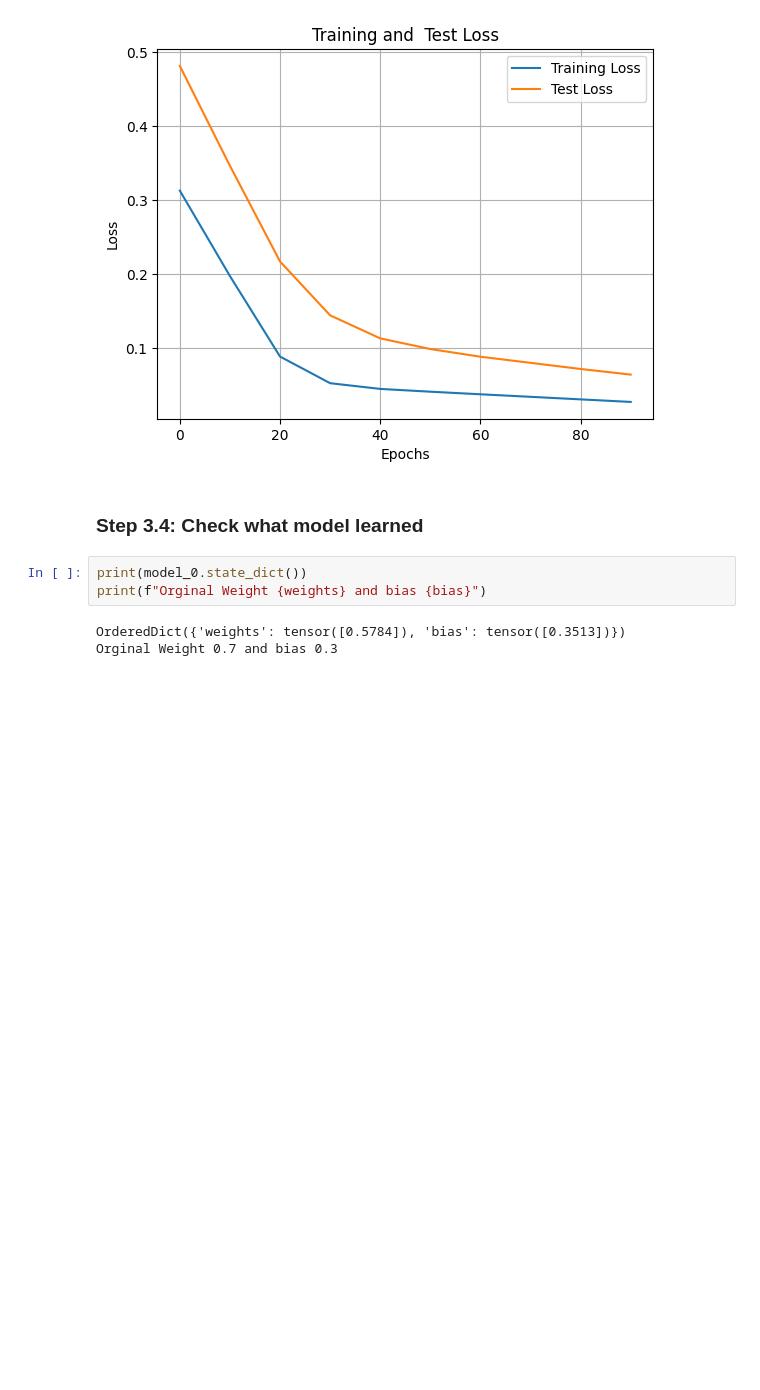
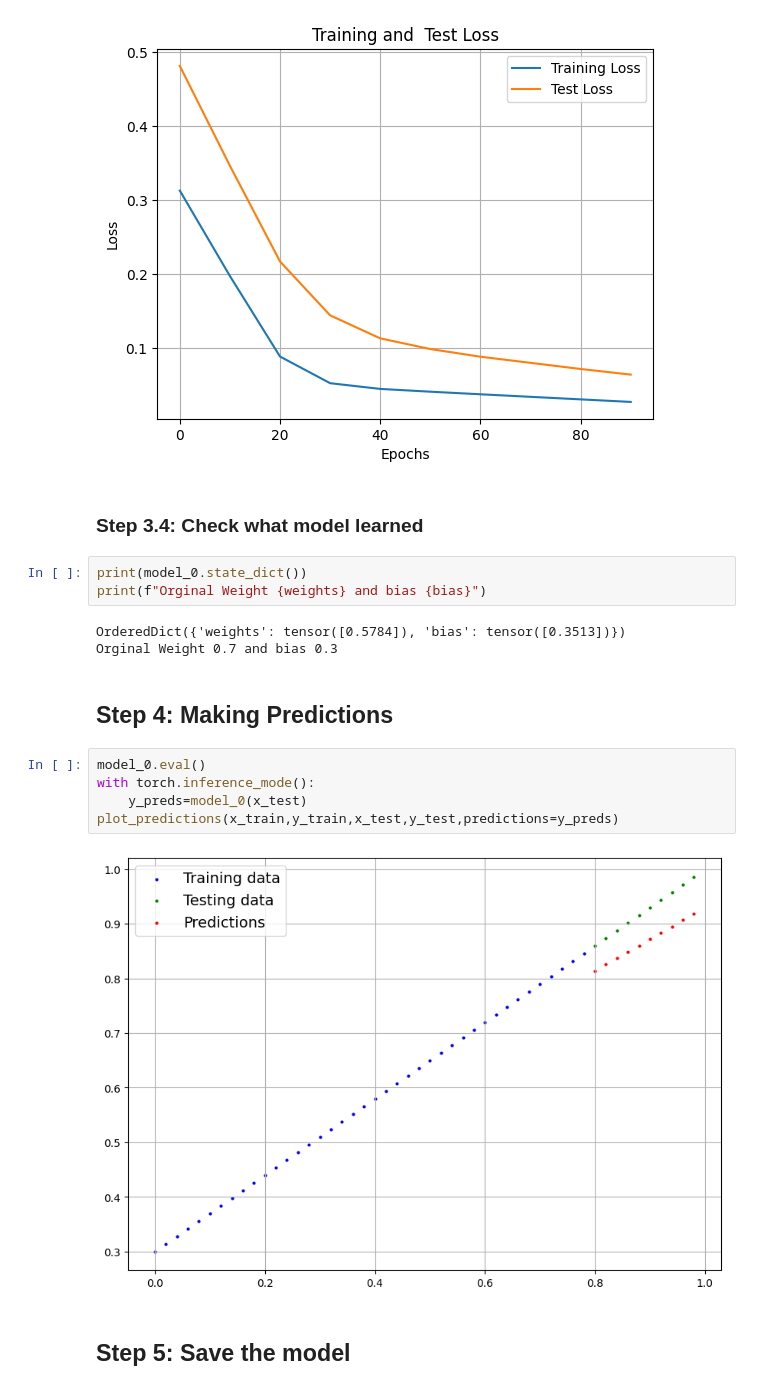
Before and after one commit to ather-ops/Neural-Networks-with-PyTorch, a Jupyter notebook: pytorch/pytorch workflow.ipynb, the cells around one changed output. Saved outputs shown, nothing was run; the diff lists cells and outputs as text; blank space fills up the shorter version.

```diff
--- a/pytorch/pytorch workflow.ipynb
+++ b/pytorch/pytorch workflow.ipynb
@@ -182,3 +182,14 @@ print(f"Orginal Weight {weights} and bias {bias}")
 # %% [output]
 OrderedDict({'weights': tensor([0.5784]), 'bias': tensor([0.3513])})
 Orginal Weight 0.7 and bias 0.3
+# %% [markdown]
+## Step 4: Making Predictions
+# %%
+model_0.eval()
+with torch.inference_mode():
+    y_preds=model_0(x_test)
+plot_predictions(x_train,y_train,x_test,y_test,predictions=y_preds)
+# %% [output]
+[figure, added]
+# %% [markdown]
+## Step 5: Save the model
```
Also changed, not shown: parts of 3 cells of this notebook, 1 other file.
